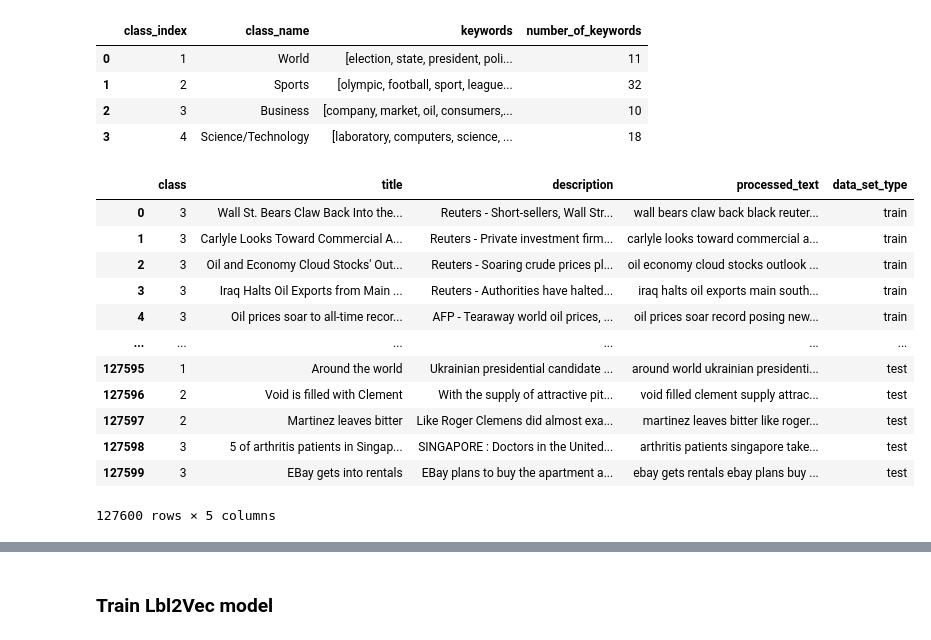
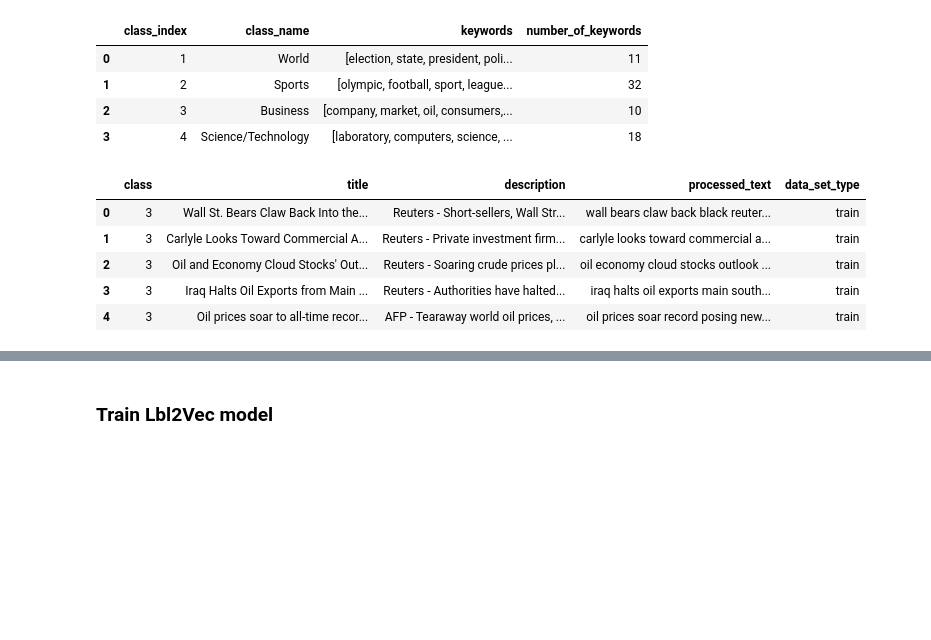
Before and after one commit to valkiss024/cmm307_advanced_artificial_intelligence, a Jupyter notebook: CMM307 Coursework.ipynb, the cells around one changed output, grey strips where cells are left out. Saved outputs shown, nothing was run; the diff lists cells and outputs as text; code cells hidden in the pictures; blank space fills up the shorter version.

```diff
--- a/CMM307 Coursework.ipynb
+++ b/CMM307 Coursework.ipynb
@@ -538,23 +570,16 @@ labels
 # %%
 train_df['data_set_type'] = 'train'
 test_df['data_set_type'] = 'test'
 
 full_df = pd.concat([train_df, test_df]).reset_index(drop=True)
 
-full_df
+full_df.head()
 # %% [output]
 |  | class | title | description | processed_text | data_set_type |
 | 0 | 3 | Wall St. Bears Claw Back Into the... | Reuters - Short-sellers, Wall Str... | wall bears claw back black reuter... | train |
 | 1 | 3 | Carlyle Looks Toward Commercial A... | Reuters - Private investment firm... | carlyle looks toward commercial a... | train |
 | 2 | 3 | Oil and Economy Cloud Stocks' Out... | Reuters - Soaring crude prices pl... | oil economy cloud stocks outlook ... | train |
 | 3 | 3 | Iraq Halts Oil Exports from Main ... | Reuters - Authorities have halted... | iraq halts oil exports main south... | train |
 | 4 | 3 | Oil prices soar to all-time recor... | AFP - Tearaway world oil prices, ... | oil prices soar record posing new... | train |
-| ... | ... | ... | ... | ... | ... |
-| 127595 | 1 | Around the world | Ukrainian presidential candidate ... | around world ukrainian presidenti... | test |
-| 127596 | 2 | Void is filled with Clement | With the supply of attractive pit... | void filled clement supply attrac... | test |
-| 127597 | 2 | Martinez leaves bitter | Like Roger Clemens did almost exa... | martinez leaves bitter like roger... | test |
-| 127598 | 3 | 5 of arthritis patients in Singap... | SINGAPORE : Doctors in the United... | arthritis patients singapore take... | test |
-| 127599 | 3 | EBay gets into rentals | EBay plans to buy the apartment a... | ebay gets rentals ebay plans buy ... | test |
-127600 rows × 5 columns
 # %%
 # Tag pre-processed documents using TaggedDocument
```
Also changed, not shown: parts of 13 cells of this notebook.
